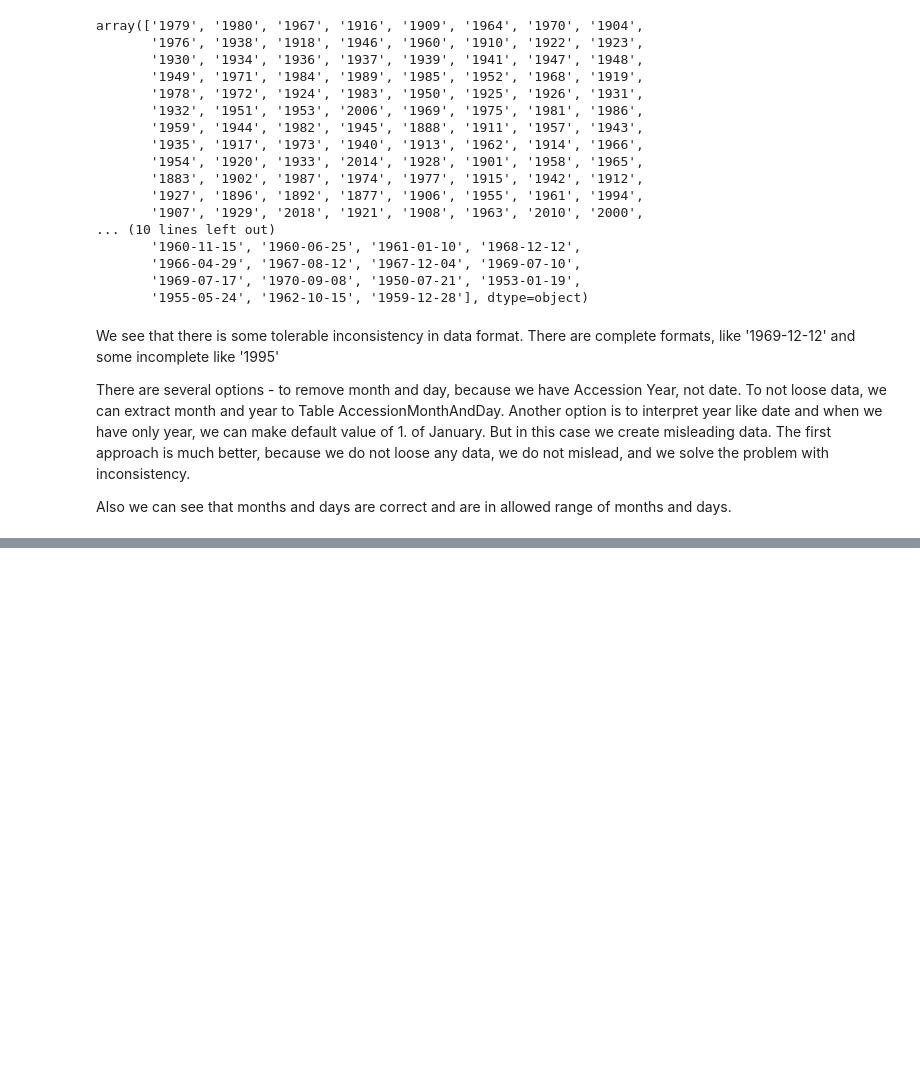
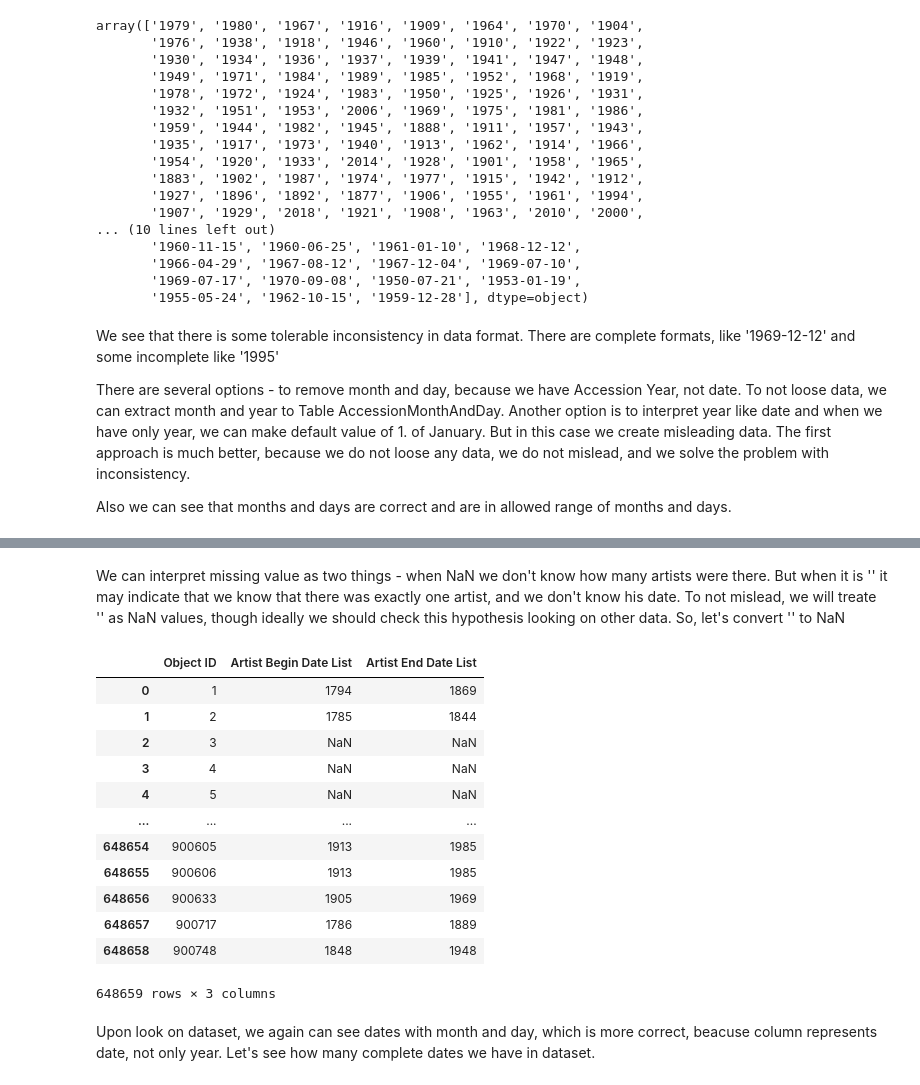
Before and after one commit to nickobard/Data-Preprocessing-Course, a Jupyter notebook: 01/01_homework.ipynb, the cells around one changed output, grey strips where cells are left out. Saved outputs shown, nothing was run; the diff lists cells and outputs as text; code cells hidden in the pictures; blank space fills up the shorter version.

```diff
--- a/01/01_homework.ipynb
+++ b/01/01_homework.ipynb
@@ -477,0 +658,26 @@ del df_accession_year
+# %% [markdown]
+We can interpret missing value as two things - when NaN we don't know how many artists were there. But when it is '' it may indicate that we know that there was exactly one artist, and we don't know his date.
+To not mislead, we will treate '' as NaN values, though ideally we should check this hypothesis looking on other data.
+So, let's convert '' to NaN
+# %%
+df_abd_aed_exploded['Artist Begin Date List'] = df_abd_aed_exploded['Artist Begin Date List'].str.strip()
+df_abd_aed_exploded['Artist End Date List'] = df_abd_aed_exploded['Artist End Date List'].str.strip()
+df_abd_aed_exploded['Artist Begin Date List'] = df_abd_aed_exploded['Artist Begin Date List'].replace('', np.NaN)
+df_abd_aed_exploded['Artist End Date List'] = df_abd_aed_exploded['Artist End Date List'].replace('', np.NaN)
+df_abd_aed_exploded
+# %% [output]
+|  | Object ID | Artist Begin Date List | Artist End Date List |
+| 0 | 1 | 1794 | 1869 |
+| 1 | 2 | 1785 | 1844 |
+| 2 | 3 | NaN | NaN |
+| 3 | 4 | NaN | NaN |
+| 4 | 5 | NaN | NaN |
+| ... | ... | ... | ... |
+| 648654 | 900605 | 1913 | 1985 |
+| 648655 | 900606 | 1913 | 1985 |
+| 648656 | 900633 | 1905 | 1969 |
+| 648657 | 900717 | 1786 | 1889 |
+| 648658 | 900748 | 1848 | 1948 |
+648659 rows × 3 columns
+# %% [markdown]
+Upon look on dataset, we again can see dates with month and day, which is more correct, beacuse column represents date, not only year. Let's see how many complete dates we have in dataset.
```
Also changed, not shown: parts of 47 cells of this notebook.
